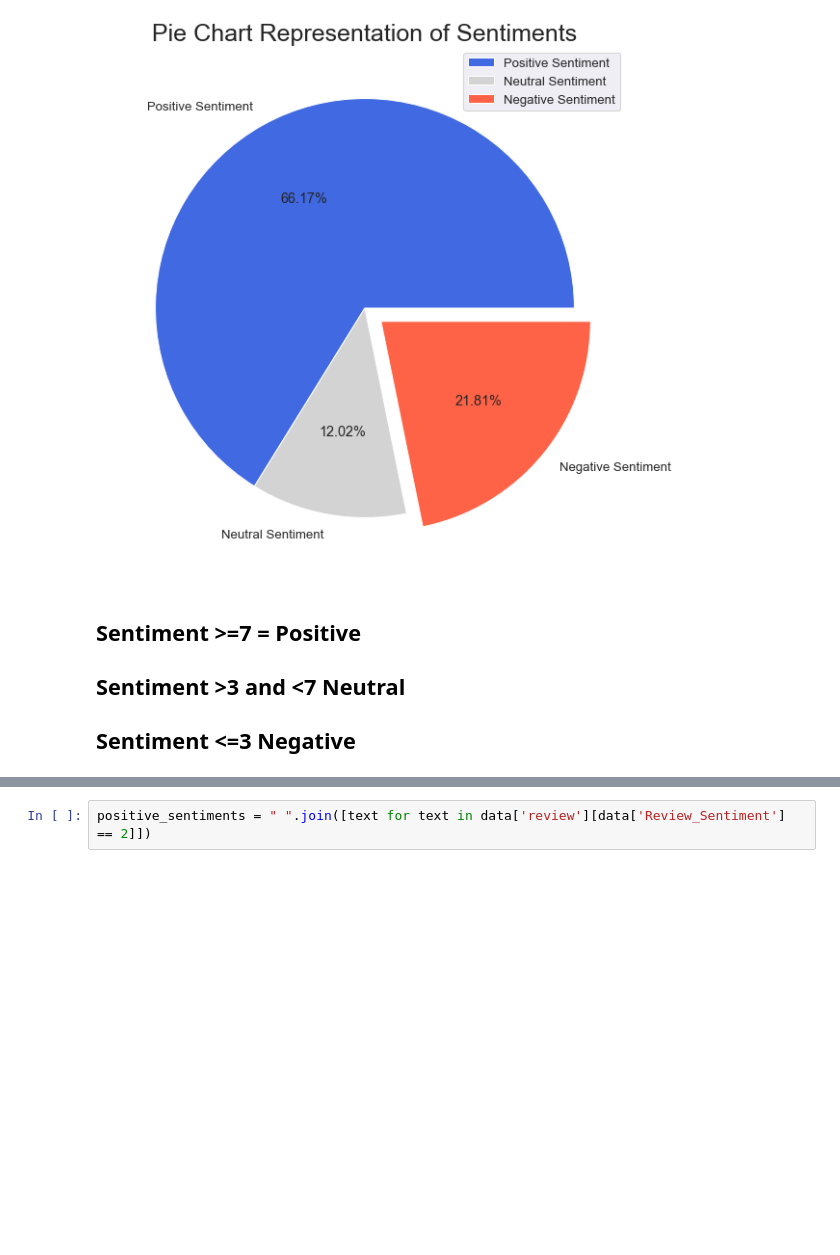
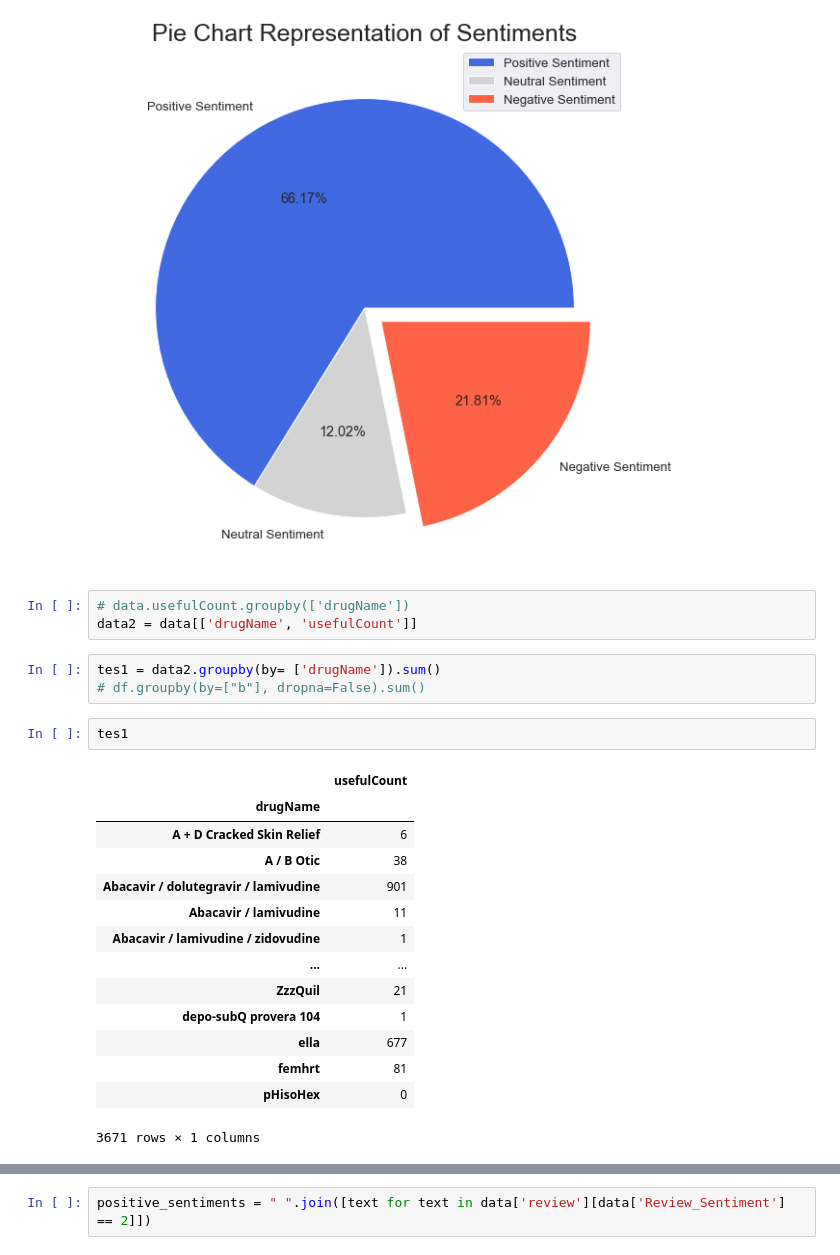
Before and after one commit to Cpizzle1/drug_sentiment_analysis, a Jupyter notebook: notebooks/eda.ipynb, the cells around one changed output, grey strips where cells are left out. Cells and saved outputs as stored; diff of their text form; blank space fills up the shorter version.

```diff
--- a/notebooks/eda.ipynb
+++ b/notebooks/eda.ipynb
@@ -235,7 +282,26 @@ plt.savefig('pos_neutral_neg_sentiment.png')
 plt.show()
 # %% [output]
 [figure]
-# %% [markdown]
-## Sentiment >=7 = Positive
-## Sentiment >3 and <7 Neutral
-## Sentiment <=3 Negative
+# %%
+# data.usefulCount.groupby(['drugName'])
+data2 = data[['drugName', 'usefulCount']]
+# %%
+tes1 = data2.groupby(by= ['drugName']).sum()
+# df.groupby(by=["b"], dropna=False).sum()
+# %%
+tes1
+# %% [output]
+|  | usefulCount |
+| drugName |  |
+| A + D Cracked Skin Relief | 6 |
+| A / B Otic | 38 |
+| Abacavir / dolutegravir / lamivudine | 901 |
+| Abacavir / lamivudine | 11 |
+| Abacavir / lamivudine / zidovudine | 1 |
+| ... | ... |
+| ZzzQuil | 21 |
+| depo-subQ provera 104 | 1 |
+| ella | 677 |
+| femhrt | 81 |
+| pHisoHex | 0 |
+3671 rows × 1 columns
```
Also changed, not shown: parts of 17 cells of this notebook, 5 other files.
